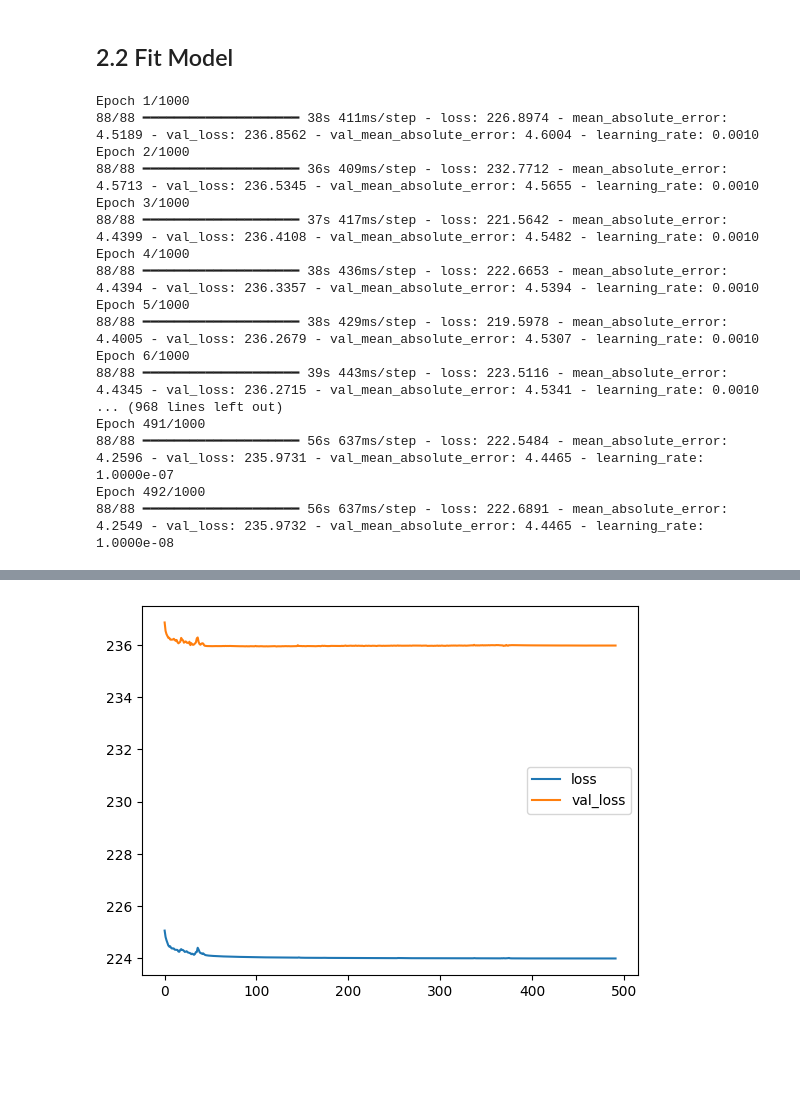
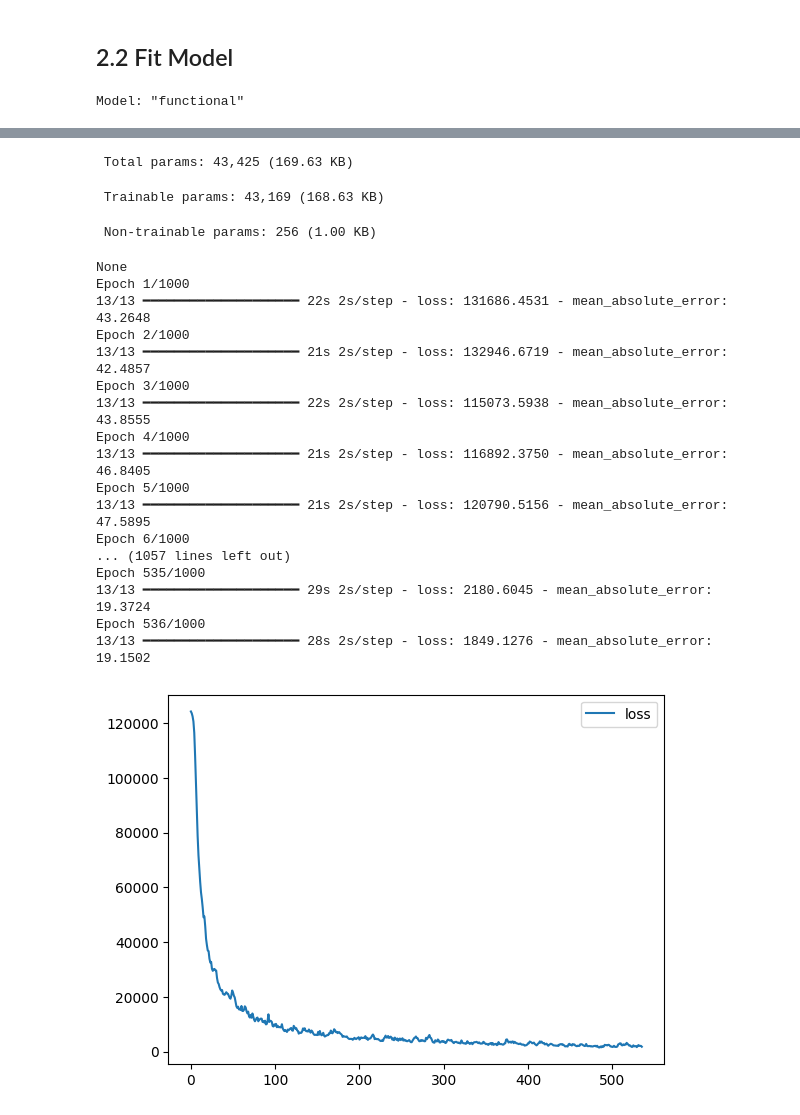
Before and after one commit to alexru26/chess-ai, a Jupyter notebook: src/main.ipynb, the cells around one changed output, grey strips where cells are left out. Saved outputs shown, nothing was run; the diff lists cells and outputs as text; code cells hidden in the pictures; blank space fills up the shorter version.

```diff
--- a/src/main.ipynb
+++ b/src/main.ipynb
@@ -72,7 +72,7 @@ def split_boards(board):
 
 X_train = []
 y_train = []
-with open('data/data.csv', mode ='r') as file:
+with open('../data/data0.csv', mode ='r') as file:
     csvFile = csv.reader(file)
     next(csvFile) # skip headers
     for line in csvFile:
@@ -81,8 +81,8 @@ with open('data/data.csv', mode ='r') as file:
         try:
             eval = int(line[1])
         except ValueError:
-            eval = 10000 if line[1][1] == '+' else -10000
-        y_train.append(eval/100)
+            eval = 10000*int(line[1][2]) if line[1][1] == '+' else -10000*int(line[1][2])
+        y_train.append(eval/10)
 
 X_train = np.asarray(X_train)
 y_train = np.asarray(y_train)
@@ -146,47 +134,32 @@ Model: "functional_21"
 # %% [markdown]
 ## 2.2 Fit Model
 # %%
+model = create_model()
+
+# model = models.load_model('../models/ai.keras')
+
 early_stopping = callbacks.EarlyStopping(
     monitor='loss',
     min_delta=0.0001,  # minimium amount of change to count as an improvement
-    patience=20,  # how many epochs to wait before stopping
+    patience=50,  # how many epochs to wait before stopping
     restore_best_weights=True,
 )
 
-# compile the model
-model.compile(optimizer='adam', loss='mean_squared_error', metrics=['mean_absolute_error'])
-
 history = model.fit(
     X_train, y_train,
-    validation_split=0.1,
-    batch_size=2048,
+    batch_size=8192,
     epochs=1000,
     callbacks=[
-        callbacks.ReduceLROnPlateau(monitor='loss', patience=10),
         early_stopping,
     ],
+    shuffle=True,
     verbose=1,
 )
 
 history_df = pd.DataFrame(history.history)
-history_df.loc[:, ['loss', 'val_loss']].plot()
+history_df.loc[:, ['loss']].plot()
+history_df.loc[:, ['mean_absolute_error']].plot()
 
-model.save('ai.keras')
+model.save('../models/ai.keras')
 # %% [output]
-Epoch 1/1000
-88/88 ━━━━━━━━━━━━━━━━━━━━ 38s 411ms/step - loss: 226.8974 - mean_absolute_error: 4.5189 - val_loss: 236.8562 - val_mean_absolute_error: 4.6004 - learning_rate: 0.0010
-Epoch 2/1000
-88/88 ━━━━━━━━━━━━━━━━━━━━ 36s 409ms/step - loss: 232.7712 - mean_absolute_error: 4.5713 - val_loss: 236.5345 - val_mean_absolute_error: 4.5655 - learning_rate: 0.0010
-Epoch 3/1000
-88/88 ━━━━━━━━━━━━━━━━━━━━ 37s 417ms/step - loss: 221.5642 - mean_absolute_error: 4.4399 - val_loss: 236.4108 - val_mean_absolute_error: 4.5482 - learning_rate: 0.0010
-Epoch 4/1000
-88/88 ━━━━━━━━━━━━━━━━━━━━ 38s 436ms/step - loss: 222.6653 - mean_absolute_error: 4.4394 - val_loss: 236.3357 - val_mean_absolute_error: 4.5394 - learning_rate: 0.0010
-Epoch 5/1000
-88/88 ━━━━━━━━━━━━━━━━━━━━ 38s 429ms/step - loss: 219.5978 - mean_absolute_error: 4.4005 - val_loss: 236.2679 - val_mean_absolute_error: 4.5307 - learning_rate: 0.0010
-Epoch 6/1000
-88/88 ━━━━━━━━━━━━━━━━━━━━ 39s 443ms/step - loss: 223.5116 - mean_absolute_error: 4.4345 - val_loss: 236.2715 - val_mean_absolute_error: 4.5341 - learning_rate: 0.0010
-... (968 lines left out)
-Epoch 491/1000
-88/88 ━━━━━━━━━━━━━━━━━━━━ 56s 637ms/step - loss: 222.5484 - mean_absolute_error: 4.2596 - val_loss: 235.9731 - val_mean_absolute_error: 4.4465 - learning_rate: 1.0000e-07
-Epoch 492/1000
-88/88 ━━━━━━━━━━━━━━━━━━━━ 56s 637ms/step - loss: 222.6891 - mean_absolute_error: 4.2549 - val_loss: 235.9732 - val_mean_absolute_error: 4.4465 - learning_rate: 1.0000e-08
+Model: "functional"
@@ -193 +183,21 @@ Epoch 492/1000
+ Total params: 43,425 (169.63 KB)
+ Trainable params: 43,169 (168.63 KB)
+ Non-trainable params: 256 (1.00 KB)
+None
+Epoch 1/1000
+13/13 ━━━━━━━━━━━━━━━━━━━━ 22s 2s/step - loss: 131686.4531 - mean_absolute_error: 43.2648
+Epoch 2/1000
+13/13 ━━━━━━━━━━━━━━━━━━━━ 21s 2s/step - loss: 132946.6719 - mean_absolute_error: 42.4857
+Epoch 3/1000
+13/13 ━━━━━━━━━━━━━━━━━━━━ 22s 2s/step - loss: 115073.5938 - mean_absolute_error: 43.8555
+Epoch 4/1000
+13/13 ━━━━━━━━━━━━━━━━━━━━ 21s 2s/step - loss: 116892.3750 - mean_absolute_error: 46.8405
+Epoch 5/1000
+13/13 ━━━━━━━━━━━━━━━━━━━━ 21s 2s/step - loss: 120790.5156 - mean_absolute_error: 47.5895
+Epoch 6/1000
+... (1057 lines left out)
+Epoch 535/1000
+13/13 ━━━━━━━━━━━━━━━━━━━━ 29s 2s/step - loss: 2180.6045 - mean_absolute_error: 19.3724
+Epoch 536/1000
+13/13 ━━━━━━━━━━━━━━━━━━━━ 28s 2s/step - loss: 1849.1276 - mean_absolute_error: 19.1502
-[figure, old version]
+[figure, new version]
```
Also changed, not shown: parts of 4 cells of this notebook, 13 other files.
